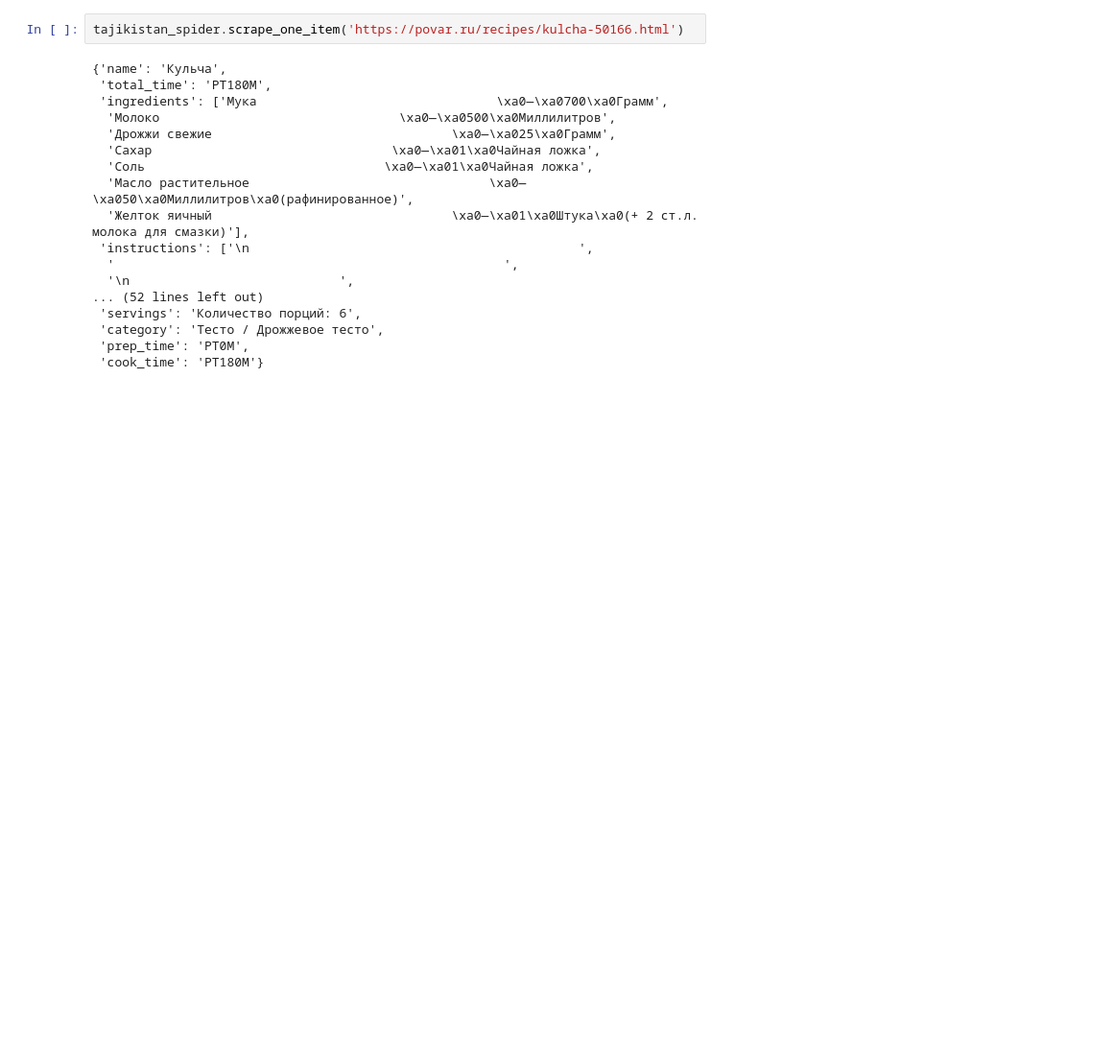
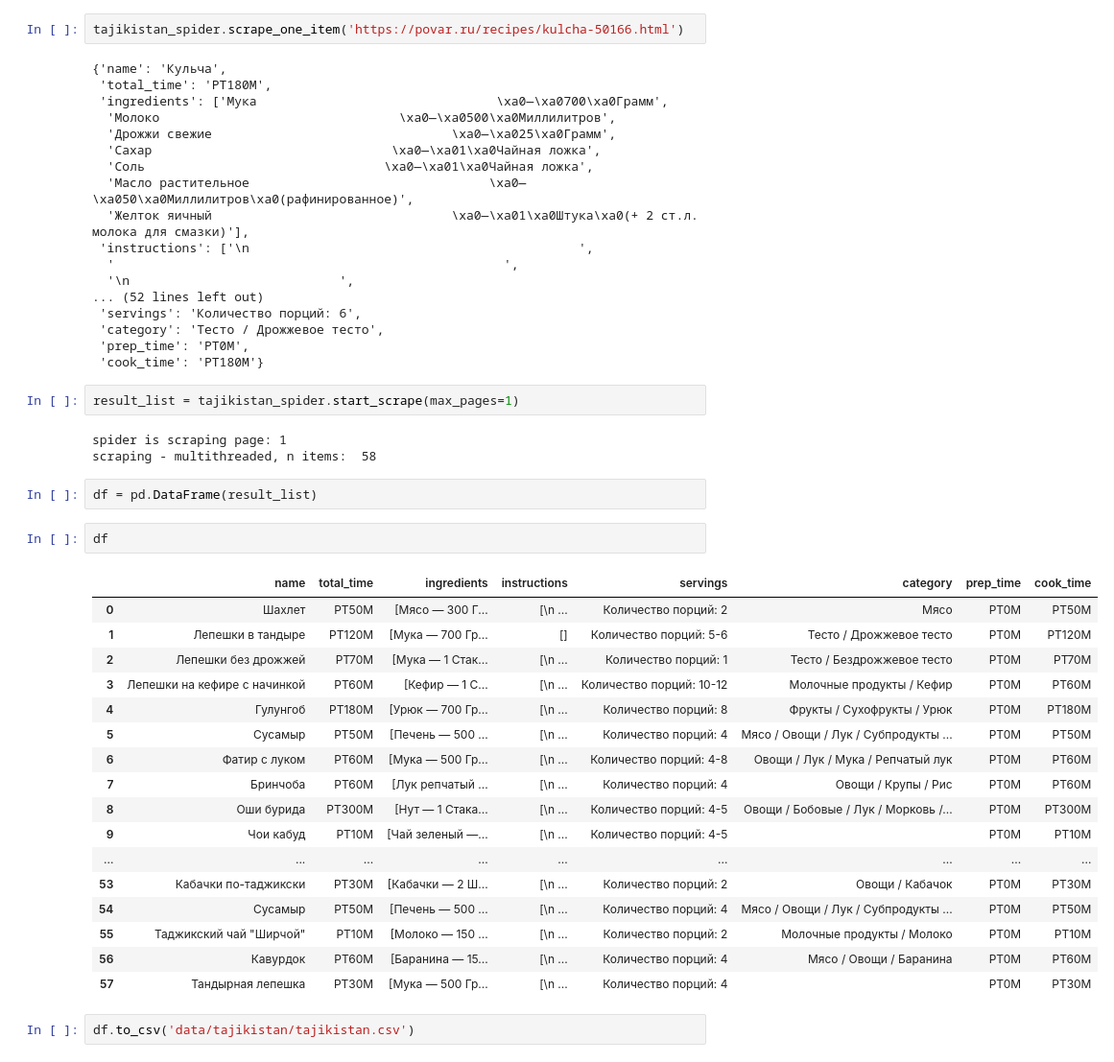
Before and after one commit to Mahdiazhari/food4thought, a Jupyter notebook: scrape-tajikistan.ipynb, the cells around one changed output. Shown: that part at 96% size. Drawn from its saved outputs; the diff is of its cells as text; blank space fills up the shorter version.

Commit message:
update tajikistan notebook

```diff
--- a/scrape-tajikistan.ipynb
+++ b/scrape-tajikistan.ipynb
@@ -46,3 +46,32 @@ tajikistan_spider.scrape_one_item('https://povar.ru/recipes/kulcha-50166.html')
  'category': 'Тесто / Дрожжевое тесто',
  'prep_time': 'PT0M',
  'cook_time': 'PT180M'}
+# %%
+result_list = tajikistan_spider.start_scrape(max_pages=1)
+# %% [output]
+spider is scraping page: 1
+scraping - multithreaded, n items:  58
+# %%
+df = pd.DataFrame(result_list)
+# %%
+df
+# %% [output]
+|  | name | total_time | ingredients | instructions | servings | category | prep_time | cook_time |
+| 0 | Шахлет | PT50M | [Мясо — 300 Г... | [\n ... | Количество порций: 2 | Мясо | PT0M | PT50M |
+| 1 | Лепешки в тандыре | PT120M | [Мука — 700 Гр... | [] | Количество порций: 5-6 | Тесто / Дрожжевое тесто | PT0M | PT120M |
+| 2 | Лепешки без дрожжей | PT70M | [Мука — 1 Стак... | [\n ... | Количество порций: 1 | Тесто / Бездрожжевое тесто | PT0M | PT70M |
+| 3 | Лепешки на кефире с начинкой | PT60M | [Кефир — 1 С... | [\n ... | Количество порций: 10-12 | Молочные продукты / Кефир | PT0M | PT60M |
+| 4 | Гулунгоб | PT180M | [Урюк — 700 Гр... | [\n ... | Количество порций: 8 | Фрукты / Сухофрукты / Урюк | PT0M | PT180M |
+| 5 | Сусамыр | PT50M | [Печень — 500 ... | [\n ... | Количество порций: 4 | Мясо / Овощи / Лук / Субпродукты ... | PT0M | PT50M |
+| 6 | Фатир с луком | PT60M | [Мука — 500 Гр... | [\n ... | Количество порций: 4-8 | Овощи / Лук / Мука / Репчатый лук | PT0M | PT60M |
+| 7 | Бринчоба | PT60M | [Лук репчатый ... | [\n ... | Количество порций: 4 | Овощи / Крупы / Рис | PT0M | PT60M |
+| 8 | Оши бурида | PT300M | [Нут — 1 Стака... | [\n ... | Количество порций: 4-5 | Овощи / Бобовые / Лук / Морковь /... | PT0M | PT300M |
+| 9 | Чои кабуд | PT10M | [Чай зеленый —... | [\n ... | Количество порций: 4-5 |  | PT0M | PT10M |
+| ... | ... | ... | ... | ... | ... | ... | ... | ... |
+| 53 | Кабачки по-таджикски | PT30M | [Кабачки — 2 Ш... | [\n ... | Количество порций: 2 | Овощи / Кабачок | PT0M | PT30M |
+| 54 | Сусамыр | PT50M | [Печень — 500 ... | [\n ... | Количество порций: 4 | Мясо / Овощи / Лук / Субпродукты ... | PT0M | PT50M |
+| 55 | Таджикский чай "Ширчой" | PT10M | [Молоко — 150 ... | [\n ... | Количество порций: 2 | Молочные продукты / Молоко | PT0M | PT10M |
+| 56 | Кавурдок | PT60M | [Баранина — 15... | [\n ... | Количество порций: 4 | Мясо / Овощи / Баранина | PT0M | PT60M |
+| 57 | Тандырная лепешка | PT30M | [Мука — 500 Гр... | [\n ... | Количество порций: 4 |  | PT0M | PT30M |
+# %%
+df.to_csv('data/tajikistan/tajikistan.csv')
```
